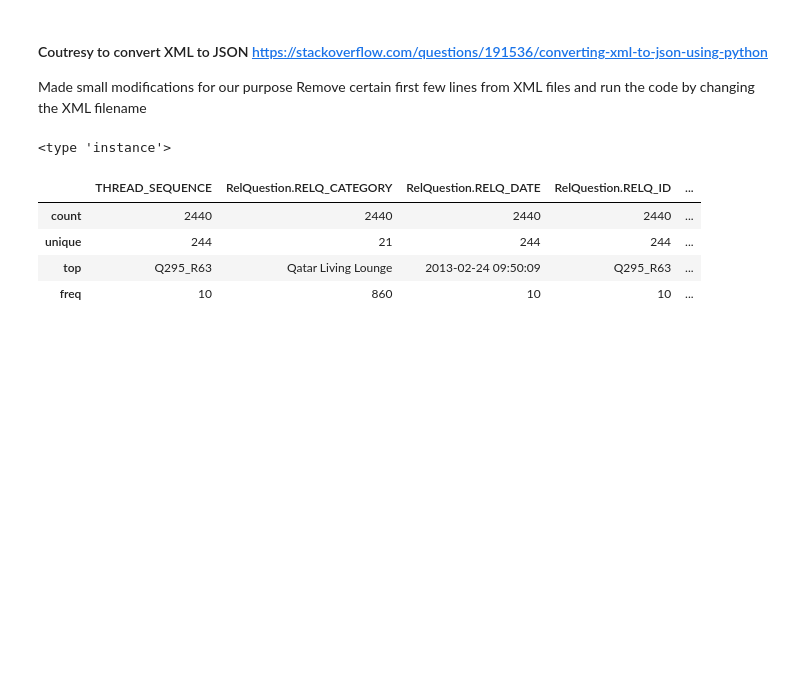
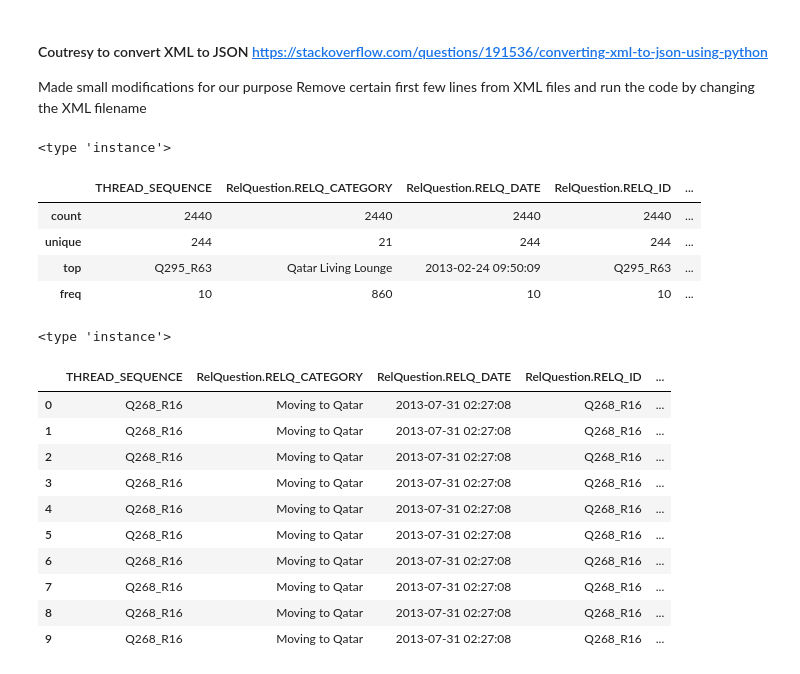
Before and after one commit to bnsriram/NLPCommunityQuestionAnswering, a Jupyter notebook: Datacleaning11.ipynb, the cells around one changed output. Saved outputs shown, nothing was run; the diff lists cells and outputs as text; code cells hidden in the pictures; blank space fills up the shorter version.

Commit message:
Added data cleaning for q2q dataset

```diff
--- a/Datacleaning11.ipynb
+++ b/Datacleaning11.ipynb
@@ -53,3 +53,64 @@ df5.describe()
 | unique | 244 | 21 | 244 | 244 | ... |
 | top | Q295_R63 | Qatar Living Lounge | 2013-02-24 09:50:09 | Q295_R63 | ... |
 | freq | 10 | 860 | 10 | 10 | ... |
+# %%
+from xml.dom import minidom
+import simplejson as json
+def parse_element(element):
+    dict_data = dict()
+    if element.nodeType == element.TEXT_NODE:
+        if element.data != " ":
+            dict_data['data'] = element.data
+    if element.nodeType not in [element.TEXT_NODE, element.DOCUMENT_NODE,
+                                element.DOCUMENT_TYPE_NODE]:
+        for item in element.attributes.items():
+            dict_data[item[0]] = item[1]
+    if element.nodeType not in [element.TEXT_NODE, element.DOCUMENT_TYPE_NODE]:
+        for child in element.childNodes:
+            child_name, child_dict = parse_element(child)
+            if child_name in dict_data:
+                try:
+                    dict_data[child_name].append(child_dict)
+                except AttributeError:
+                    dict_data[child_name] = [dict_data[child_name], child_dict]
+            else:
+                dict_data[child_name] = child_dict
+    return element.nodeName, dict_data
+
+if __name__ == '__main__':
+    dom = minidom.parse('cqa_task3.xml')
+    print type(dom)
+    f = open('cqa_task3.json', 'w')
+    f.write(json.dumps(parse_element(dom), sort_keys=True, indent=4))
+    f.close()
+# %% [output]
+<type 'instance'>
+# %%
+import pandas as pd
+
+data1 = pd.read_json('cqa_task3.json')
+data1.head()
+df31 = pd.io.json.json_normalize(data1[0][1]['xml'][1]['Thread'])
+# df31['Thread']# df31.apply(pd.io.json.json_normalize)
+# df41 = pd.concat([pd.DataFrame(pd.io.json.json_normalize(x)) for x in df31,ignore_index=True)
+df31.head()
+df41 = pd.concat([pd.DataFrame(pd.io.json.json_normalize(x)) for x in df31['RelComment']],ignore_index=True)
+df41['THREAD_SEQUENCE'] = [ '_'.join(i.split('_')[:2]) for i in df41['RELC_ID']]
+df51 = pd.concat([df31.set_index('THREAD_SEQUENCE'),df41.set_index('THREAD_SEQUENCE')], axis=1, join='inner').reset_index()
+df51.head()
+[ df51.drop(i, axis=1, inplace=True) for i in ['RelQuestion.#text' , 'RelComment', 'RelCBody.#text.data' ,
+                                              'RelQuestion.RelQBody.#text.data' , 'RelQuestion.RelQBody.#text.data', '#text'] ]
+df51[ df51['RelQuestion.RelQSubject.#text.data'] == 'Best Bank.' ]
+#df51.describe()
+# %% [output]
+|  | THREAD_SEQUENCE | RelQuestion.RELQ_CATEGORY | RelQuestion.RELQ_DATE | RelQuestion.RELQ_ID | ... |
+| 0 | Q268_R16 | Moving to Qatar | 2013-07-31 02:27:08 | Q268_R16 | ... |
+| 1 | Q268_R16 | Moving to Qatar | 2013-07-31 02:27:08 | Q268_R16 | ... |
+| 2 | Q268_R16 | Moving to Qatar | 2013-07-31 02:27:08 | Q268_R16 | ... |
+| 3 | Q268_R16 | Moving to Qatar | 2013-07-31 02:27:08 | Q268_R16 | ... |
+| 4 | Q268_R16 | Moving to Qatar | 2013-07-31 02:27:08 | Q268_R16 | ... |
+| 5 | Q268_R16 | Moving to Qatar | 2013-07-31 02:27:08 | Q268_R16 | ... |
+| 6 | Q268_R16 | Moving to Qatar | 2013-07-31 02:27:08 | Q268_R16 | ... |
+| 7 | Q268_R16 | Moving to Qatar | 2013-07-31 02:27:08 | Q268_R16 | ... |
+| 8 | Q268_R16 | Moving to Qatar | 2013-07-31 02:27:08 | Q268_R16 | ... |
+| 9 | Q268_R16 | Moving to Qatar | 2013-07-31 02:27:08 | Q268_R16 | ... |
```
Also changed, not shown: parts of 5 cells of this notebook, 5 other files.
